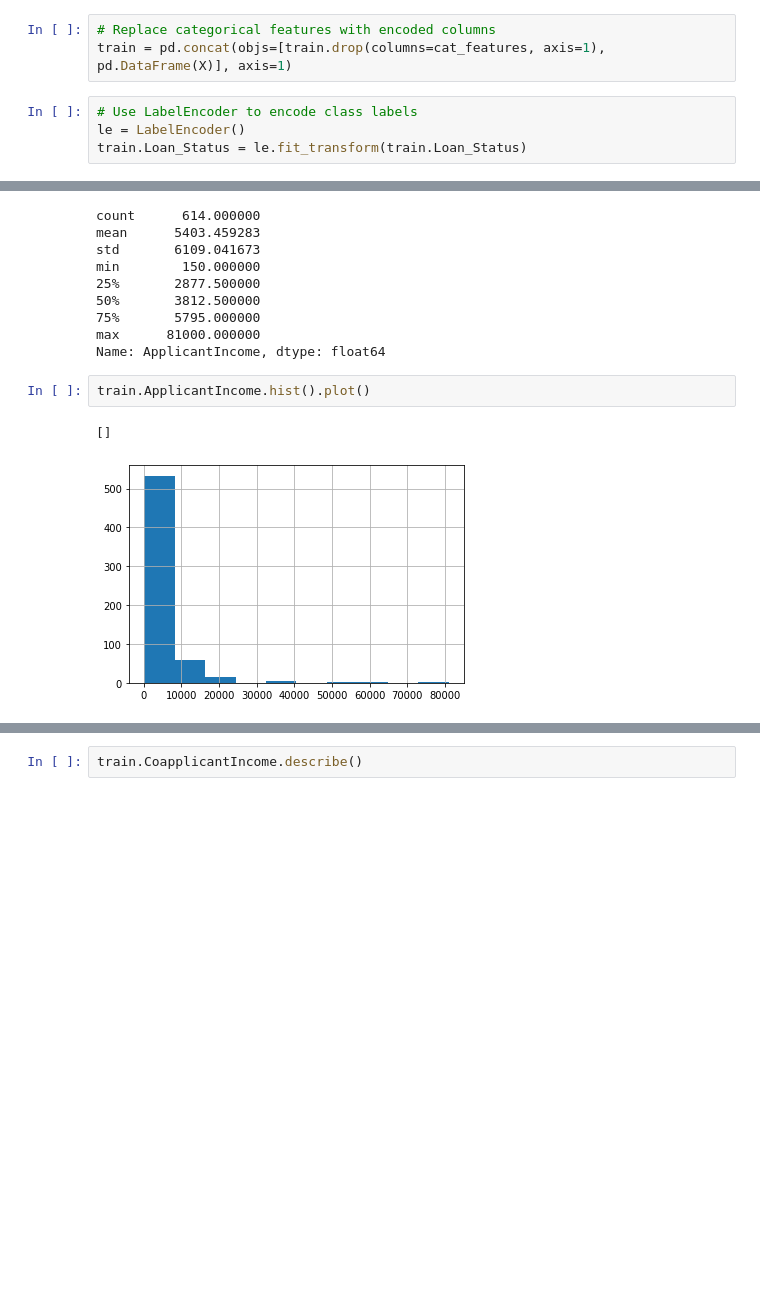
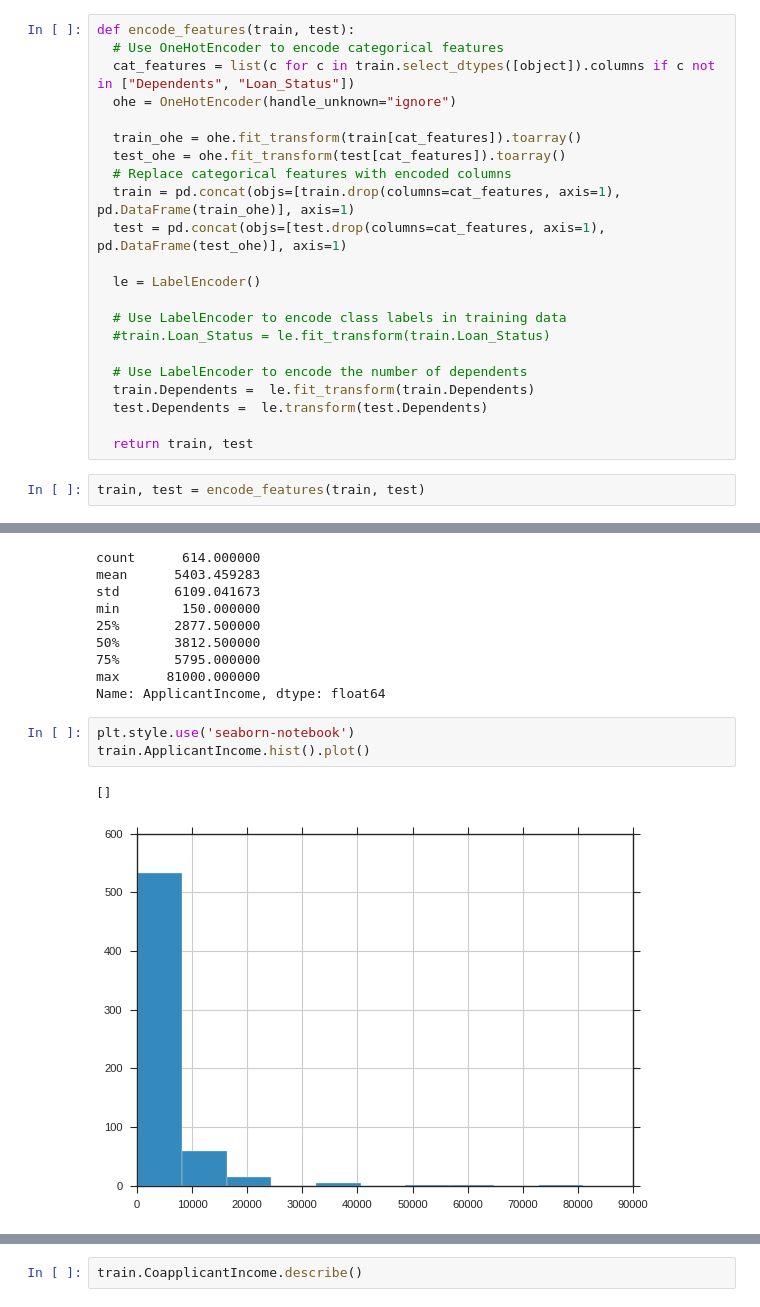
Before and after one commit to JWackerow/Loan-Prediction, a Jupyter notebook: Loan_Prediction.ipynb, the cells around one changed output, grey strips where cells are left out. Saved outputs shown, nothing was run; the diff lists cells and outputs as text; blank space fills up the shorter version.

```diff
--- a/Loan_Prediction.ipynb
+++ b/Loan_Prediction.ipynb
@@ -360,10 +310,27 @@ X = ohe.fit_transform(train[cat_features]).toarray()
-# %%
-# Replace categorical features with encoded columns
-train = pd.concat(objs=[train.drop(columns=cat_features, axis=1), pd.DataFrame(X)], axis=1)
-# %%
-# Use LabelEncoder to encode class labels
-le = LabelEncoder()
-train.Loan_Status = le.fit_transform(train.Loan_Status)
+# %%
+def encode_features(train, test):
+  # Use OneHotEncoder to encode categorical features
+  cat_features = list(c for c in train.select_dtypes([object]).columns if c not in ["Dependents", "Loan_Status"])
+  ohe = OneHotEncoder(handle_unknown="ignore")
+
+  train_ohe = ohe.fit_transform(train[cat_features]).toarray()
+  test_ohe = ohe.fit_transform(test[cat_features]).toarray()
+  # Replace categorical features with encoded columns
+  train = pd.concat(objs=[train.drop(columns=cat_features, axis=1), pd.DataFrame(train_ohe)], axis=1)
+  test = pd.concat(objs=[test.drop(columns=cat_features, axis=1), pd.DataFrame(test_ohe)], axis=1)
+
+  le = LabelEncoder()
+
+  # Use LabelEncoder to encode class labels in training data
+  #train.Loan_Status = le.fit_transform(train.Loan_Status)
+
+  # Use LabelEncoder to encode the number of dependents
+  train.Dependents =  le.fit_transform(train.Dependents)
+  test.Dependents =  le.transform(test.Dependents)
+
+  return train, test
+# %%
+train, test = encode_features(train, test)
 # %%
 train.head(2)
 # %% [output]
@@ -385,10 +352,11 @@ min        150.000000
 max      81000.000000
 Name: ApplicantIncome, dtype: float64
 # %%
+plt.style.use('seaborn-notebook')
 train.ApplicantIncome.hist().plot()
 # %% [output]
 []
-[figure, old version]
+[figure, new version]
 # %%
 train.loc[train.ApplicantIncome > 40000]
 # %% [output]
```
Also changed, not shown: parts of 327 cells of this notebook.
